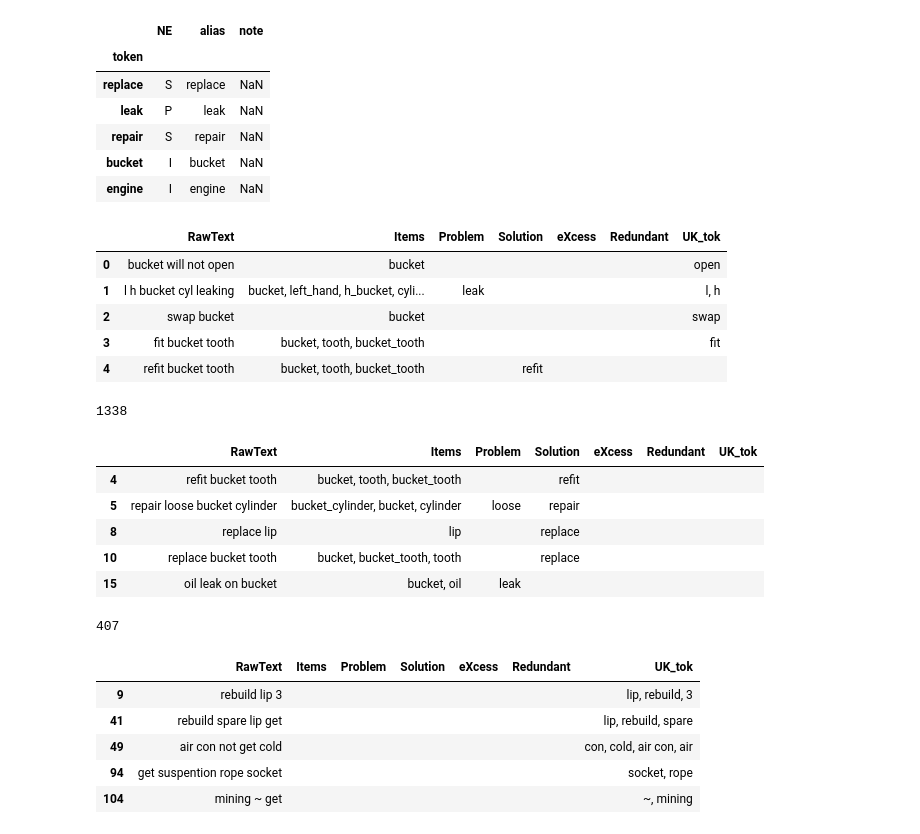
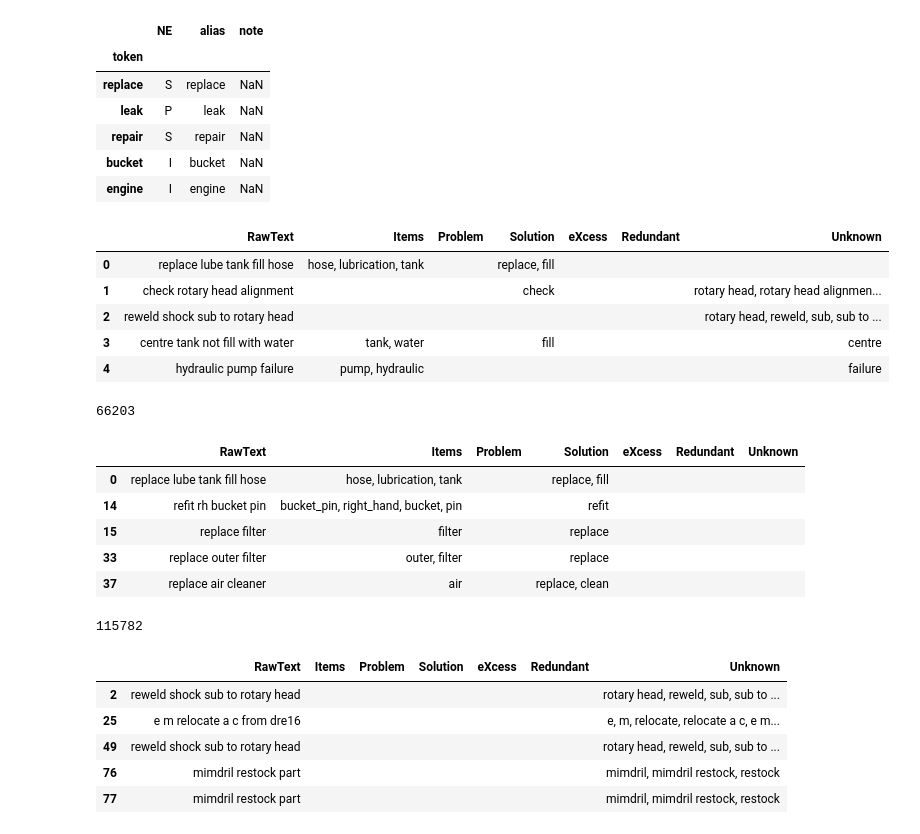
Before and after one commit to usnistgov/nestor-tmp2, a Jupyter notebook: docs/tutorial.ipynb, the cells around one changed output. Drawn from its saved outputs; the diff is of its cells as text; code cells hidden in the pictures.

```diff
--- a/docs/tutorial.ipynb
+++ b/docs/tutorial.ipynb
@@ -284,18 +514,26 @@ kex_auto.gen_vocab('auto_vocab.csv', notes=True)  # rename to match e.g. hvac_vo
 # %%
 data_directory = os.path.join(module_path, './data', 'mine_data')
 
+# nl_col = {
+#     "OriginalShorttext": 2
+# }
+# meta_col = {
+#     "BscStartDate":0,
+#     "Asset":1,
+#     "PMType":3,
+#     "Cost":4
+# }
+
 nl_col = {
-    "OriginalShorttext": 2
+    "ShortText": 4
+}
+meta_col = {
+    "BscStartDate":2,
+    "AssetID":13
 }
 
-meta_col = {
-    "BscStartDate":0,
-    "Asset":1,
-    "PMType":3,
-    "Cost":4
-}
-
-kex_mine = KeywordExtractor('mine_data.csv',
+# kex_mine = KeywordExtractor('mine_data.csv',
+kex_mine = KeywordExtractor('loader_work_orders_sanitised.csv',
                        nlp_cols=nl_col,
                       meta_cols = meta_col,
 #                       special_replace={'Action Taken:': ''},
@@ -324,33 +584,33 @@ kex_mine.vocab.head()
 df_pred = kex_mine.transform(save=False)
 df_pred.head()
 # %% [output]
-|  | RawText | Items | Problem | Solution | eXcess | Redundant | UK_tok |
-| 0 | bucket will not open | bucket |  |  |  |  | open |
-| 1 | l h bucket cyl leaking | bucket, left_hand, h_bucket, cyli... | leak |  |  |  | l, h |
-| 2 | swap bucket | bucket |  |  |  |  | swap |
-| 3 | fit bucket tooth | bucket, tooth, bucket_tooth |  |  |  |  | fit |
-| 4 | refit bucket tooth | bucket, tooth, bucket_tooth |  | refit |  |  |  |
+|  | RawText | Items | Problem | Solution | eXcess | Redundant | Unknown |
+| 0 | replace lube tank fill hose | hose, lubrication, tank |  | replace, fill |  |  |  |
+| 1 | check rotary head alignment |  |  | check |  |  | rotary head, rotary head alignmen... |
+| 2 | reweld shock sub to rotary head |  |  |  |  |  | rotary head, reweld, sub, sub to ... |
+| 3 | centre tank not fill with water | tank, water |  | fill |  |  | centre |
+| 4 | hydraulic pump failure | pump, hydraulic |  |  |  |  | failure |
 # %%
 # tag-complete work-orders?
-print(df_pred[df_pred.UK_tok ==''].shape[0])
-df_pred[df_pred.UK_tok ==''].head()
+print(df_pred[df_pred.Unknown ==''].shape[0])
+df_pred[df_pred.Unknown ==''].head()
 # %% [output]
-1338
+66203
-|  | RawText | Items | Problem | Solution | eXcess | Redundant | UK_tok |
-| 4 | refit bucket tooth | bucket, tooth, bucket_tooth |  | refit |  |  |  |
-| 5 | repair loose bucket cylinder | bucket_cylinder, bucket, cylinder | loose | repair |  |  |  |
-| 8 | replace lip | lip |  | replace |  |  |  |
-| 10 | replace bucket tooth | bucket, bucket_tooth, tooth |  | replace |  |  |  |
-| 15 | oil leak on bucket | bucket, oil | leak |  |  |  |  |
+|  | RawText | Items | Problem | Solution | eXcess | Redundant | Unknown |
+| 0 | replace lube tank fill hose | hose, lubrication, tank |  | replace, fill |  |  |  |
+| 14 | refit rh bucket pin | bucket_pin, right_hand, bucket, pin |  | refit |  |  |  |
+| 15 | replace filter | filter |  | replace |  |  |  |
+| 33 | replace outer filter | outer, filter |  | replace |  |  |  |
+| 37 | replace air cleaner | air |  | replace, clean |  |  |  |
 # %%
 # tag-empty?
 print(df_pred[(df_pred[['Items','Problem','Solution']]=='').all(axis=1)].shape[0])
 df_pred[(df_pred[['Items','Problem','Solution']]=='').all(axis=1)].head()
 # %% [output]
-407
+115782
-|  | RawText | Items | Problem | Solution | eXcess | Redundant | UK_tok |
-| 9 | rebuild lip 3 |  |  |  |  |  | lip, rebuild, 3 |
-| 41 | rebuild spare lip get |  |  |  |  |  | lip, rebuild, spare |
-| 49 | air con not get cold |  |  |  |  |  | con, cold, air con, air |
-| 94 | get suspention rope socket |  |  |  |  |  | socket, rope |
-| 104 | mining ~ get |  |  |  |  |  | ~, mining |
+|  | RawText | Items | Problem | Solution | eXcess | Redundant | Unknown |
+| 2 | reweld shock sub to rotary head |  |  |  |  |  | rotary head, reweld, sub, sub to ... |
+| 25 | e m relocate a c from dre16 |  |  |  |  |  | e, m, relocate, relocate a c, e m... |
+| 49 | reweld shock sub to rotary head |  |  |  |  |  | rotary head, reweld, sub, sub to ... |
+| 76 | mimdril restock part |  |  |  |  |  | mimdril, mimdril restock, restock |
+| 77 | mimdril restock part |  |  |  |  |  | mimdril, mimdril restock, restock |
```
Also changed, not shown: parts of 22 cells of this notebook, 9 other files.
